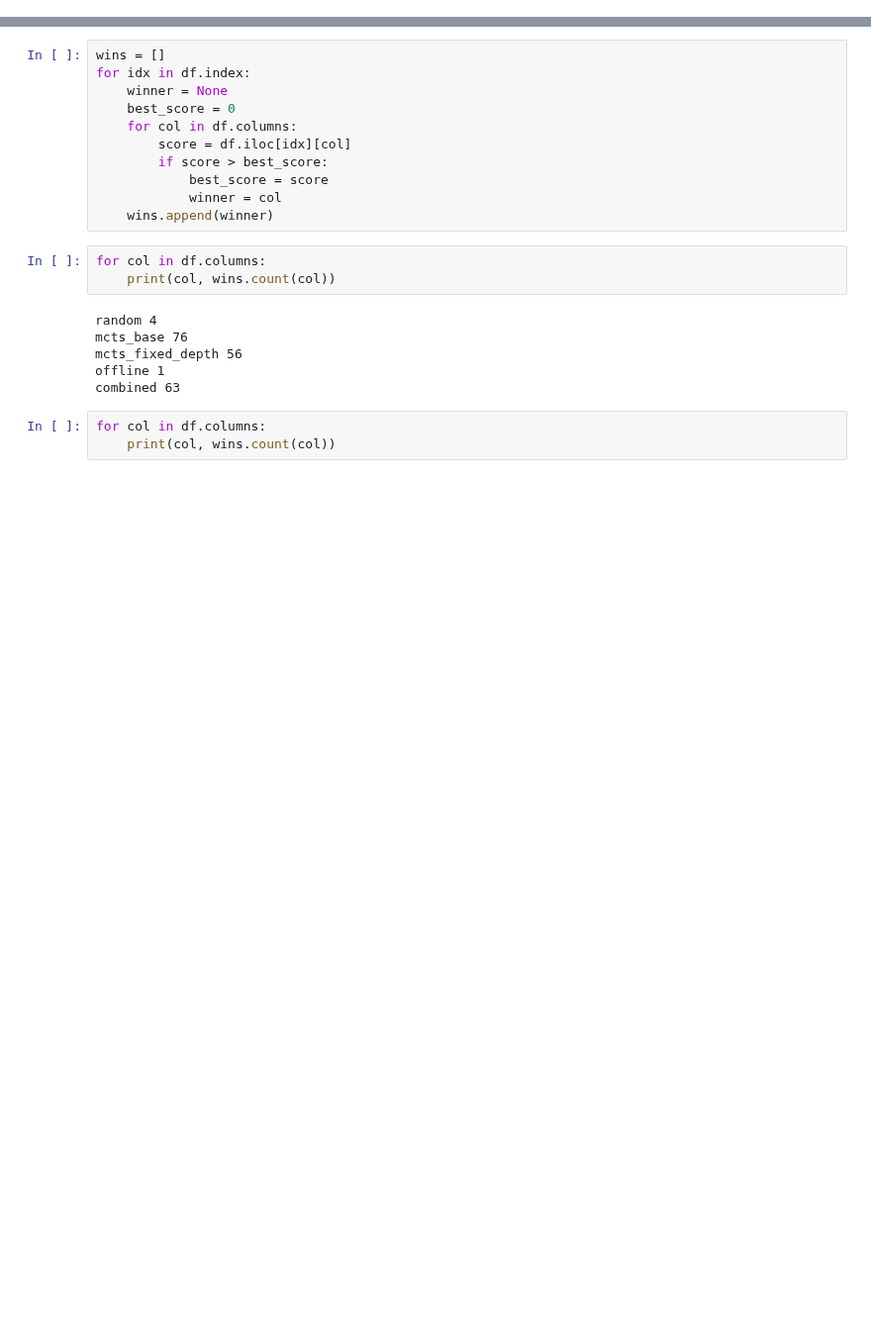
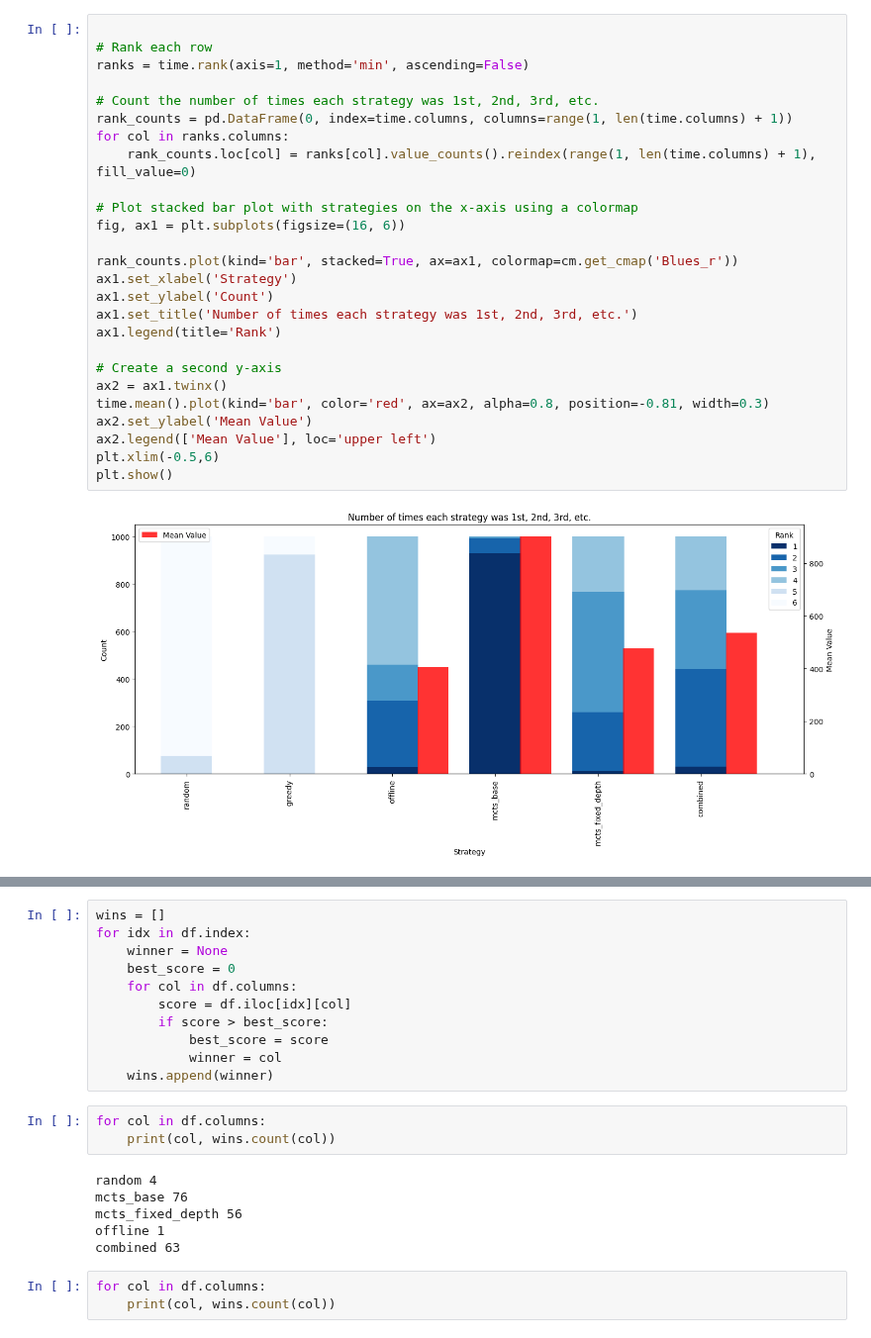
Before and after one commit to AlexisBnnft/CandyCrusher, a Jupyter notebook: Arena_Analysis.ipynb, the cells around one changed output, grey strips where cells are left out. Shown at 99% size. Saved outputs shown, nothing was run; the diff lists cells and outputs as text; blank space fills up the shorter version.

```diff
--- a/Arena_Analysis.ipynb
+++ b/Arena_Analysis.ipynb
@@ -25,3 +50,31 @@ dtype: float64
+# %%
+
+# Rank each row
+ranks = time.rank(axis=1, method='min', ascending=False)
+
+# Count the number of times each strategy was 1st, 2nd, 3rd, etc.
+rank_counts = pd.DataFrame(0, index=time.columns, columns=range(1, len(time.columns) + 1))
+for col in ranks.columns:
+    rank_counts.loc[col] = ranks[col].value_counts().reindex(range(1, len(time.columns) + 1), fill_value=0)
+
+# Plot stacked bar plot with strategies on the x-axis using a colormap
+fig, ax1 = plt.subplots(figsize=(16, 6))
+
+rank_counts.plot(kind='bar', stacked=True, ax=ax1, colormap=cm.get_cmap('Blues_r'))
+ax1.set_xlabel('Strategy')
+ax1.set_ylabel('Count')
+ax1.set_title('Number of times each strategy was 1st, 2nd, 3rd, etc.')
+ax1.legend(title='Rank')
+
+# Create a second y-axis
+ax2 = ax1.twinx()
+time.mean().plot(kind='bar', color='red', ax=ax2, alpha=0.8, position=-0.81, width=0.3)
+ax2.set_ylabel('Mean Value')
+ax2.legend(['Mean Value'], loc='upper left')
+plt.xlim(-0.5,6)
+plt.show()
+# %% [output]
+[figure, added]
 # %%
 
 # Rank each row
```
Also changed, not shown: parts of 13 cells of this notebook.
